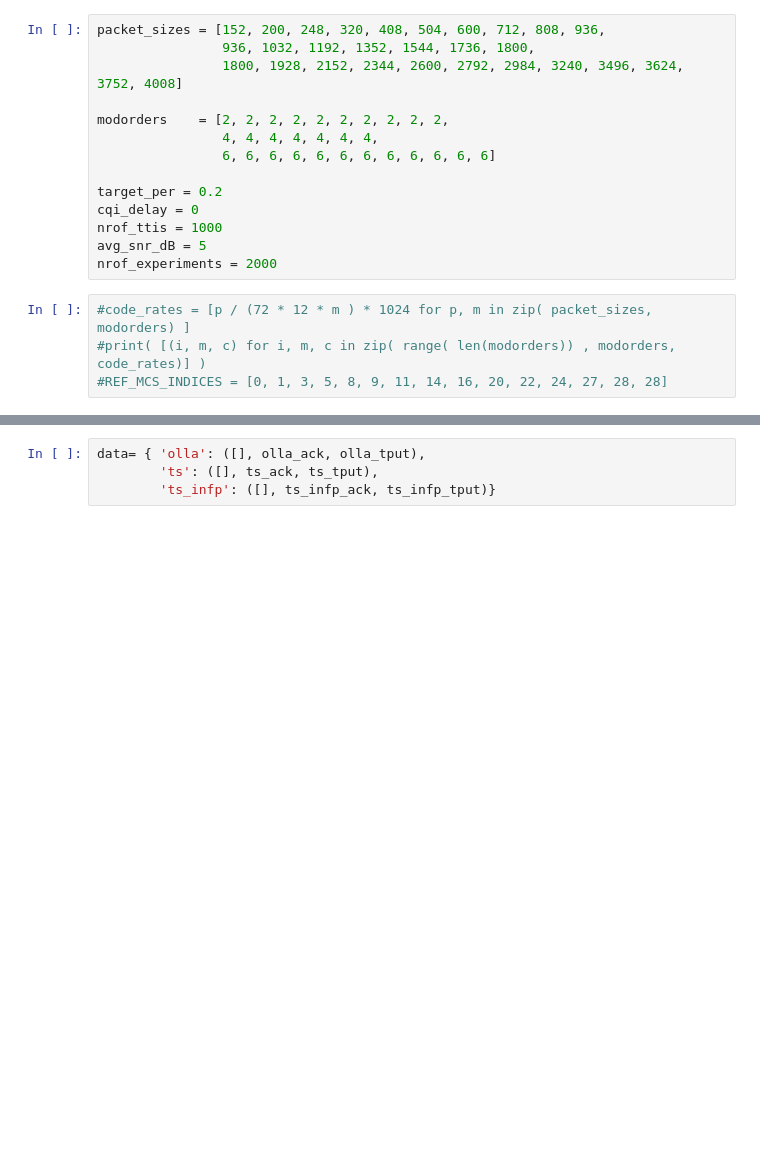
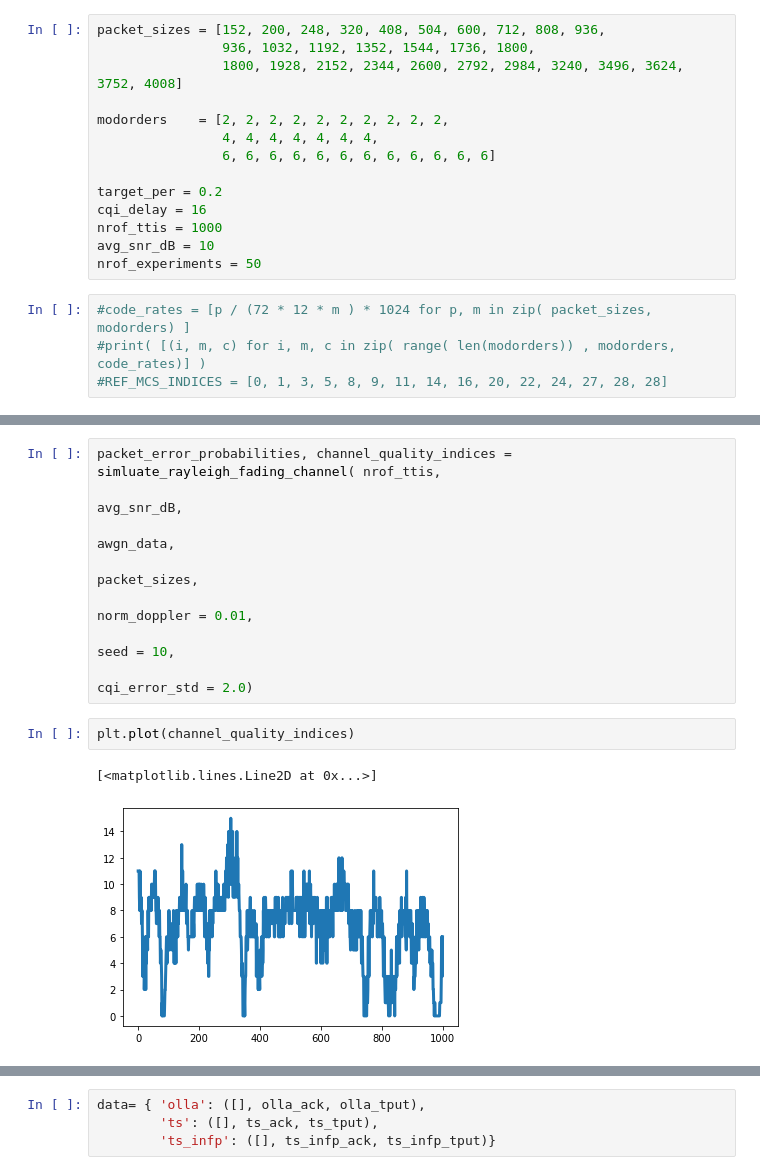
Before and after one commit to vidits-kth/bayesla-link-adaptation, a Jupyter notebook: Con_TS_OLLA.ipynb, the cells around one changed output, grey strips where cells are left out. Cells and saved outputs as stored; diff of their text form; blank space fills up the shorter version.

```diff
--- a/Con_TS_OLLA.ipynb
+++ b/Con_TS_OLLA.ipynb
@@ -54,10 +54,10 @@ modorders    = [2, 2, 2, 2, 2, 2, 2, 2, 2, 2,
                 6, 6, 6, 6, 6, 6, 6, 6, 6, 6, 6, 6]
 
 target_per = 0.2
-cqi_delay = 0
+cqi_delay = 16
 nrof_ttis = 1000
-avg_snr_dB = 5
-nrof_experiments = 2000
+avg_snr_dB = 10
+nrof_experiments = 50
 # %%
 #code_rates = [p / (72 * 12 * m ) * 1024 for p, m in zip( packet_sizes, modorders) ]
 #print( [(i, m, c) for i, m, c in zip( range( len(modorders)) , modorders, code_rates)] )
@@ -163,6 +163,19 @@ def run_experiment( seed, nrof_ttis, cqi_delay, avg_snr_dB  ):
     return ( olla_rates, olla_acks, olla_tputs,
              ts_rates, ts_acks, ts_tputs,
              ts_infp_rates, ts_infp_acks, ts_infp_tputs, )
+# %%
+packet_error_probabilities, channel_quality_indices = simluate_rayleigh_fading_channel( nrof_ttis,
+                                                                                            avg_snr_dB,
+                                                                                            awgn_data,
+                                                                                            packet_sizes,
+                                                                                            norm_doppler = 0.01,
+                                                                                            seed = 10,
+                                                                                            cqi_error_std = 2.0)
+# %%
+plt.plot(channel_quality_indices)
+# %% [output]
+[<matplotlib.lines.Line2D at 0x...>]
+[figure, added]
 # %%
 olla_mcs = []
 olla_ack = []
```
Also changed, not shown: parts of 8 cells of this notebook, 1 other file.
